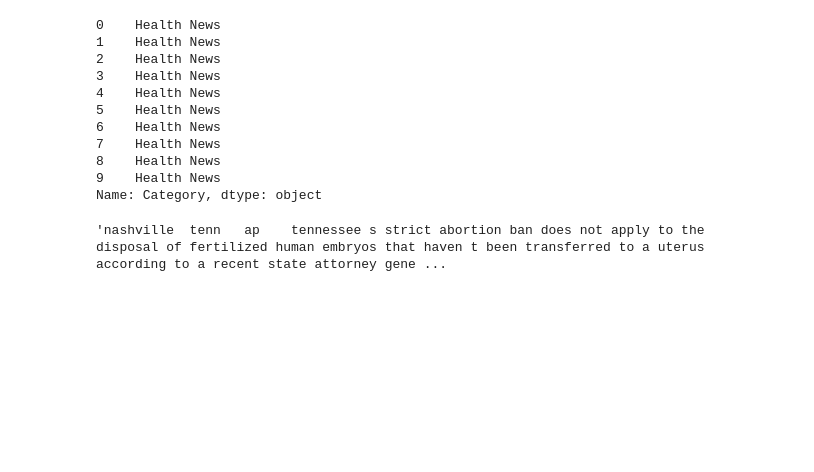
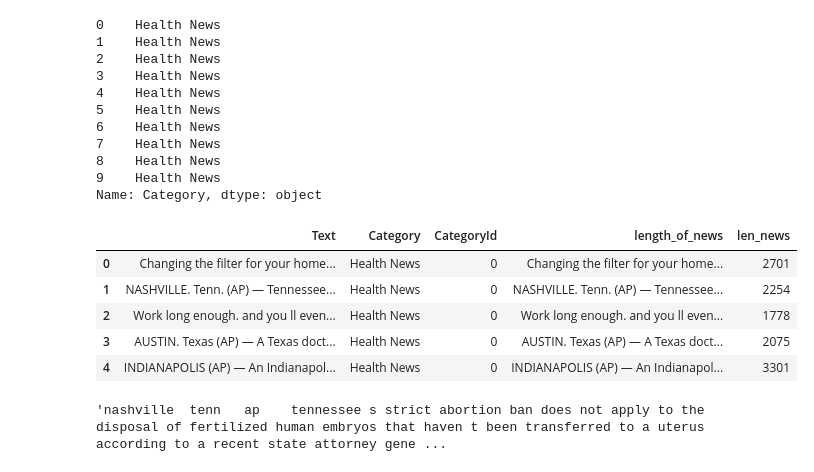
Before and after one commit to James030913/AiAssignment, a Jupyter notebook: AIAsm.ipynb, the cells around one changed output. Cells and saved outputs as stored; diff of their text form; code cells hidden in the pictures; blank space fills up the shorter version.

```diff
--- a/AIAsm.ipynb
+++ b/AIAsm.ipynb
@@ -189,6 +196,18 @@ category.head(10)
 8    Health News
 9    Health News
 Name: Category, dtype: object
+# %%
+old_df = dataset.copy()
+old_df['length_of_news'] = old_df['Text']
+old_df['len_news'] = old_df['length_of_news'].map(lambda x: len(x))
+old_df.head()
+# %% [output]
+|  | Text | Category | CategoryId | length_of_news | len_news |
+| 0 | Changing the filter for your home... | Health News | 0 | Changing the filter for your home... | 2701 |
+| 1 | NASHVILLE. Tenn. (AP) — Tennessee... | Health News | 0 | NASHVILLE. Tenn. (AP) — Tennessee... | 2254 |
+| 2 | Work long enough. and you ll even... | Health News | 0 | Work long enough. and you ll even... | 1778 |
+| 3 | AUSTIN. Texas (AP) — A Texas doct... | Health News | 0 | AUSTIN. Texas (AP) — A Texas doct... | 2075 |
+| 4 | INDIANAPOLIS (AP) — An Indianapol... | Health News | 0 | INDIANAPOLIS (AP) — An Indianapol... | 3301 |
 # %%
 #remove all tag
 def remove_tags(text):
```
Also changed, not shown: parts of 23 cells of this notebook, 2 other files.
